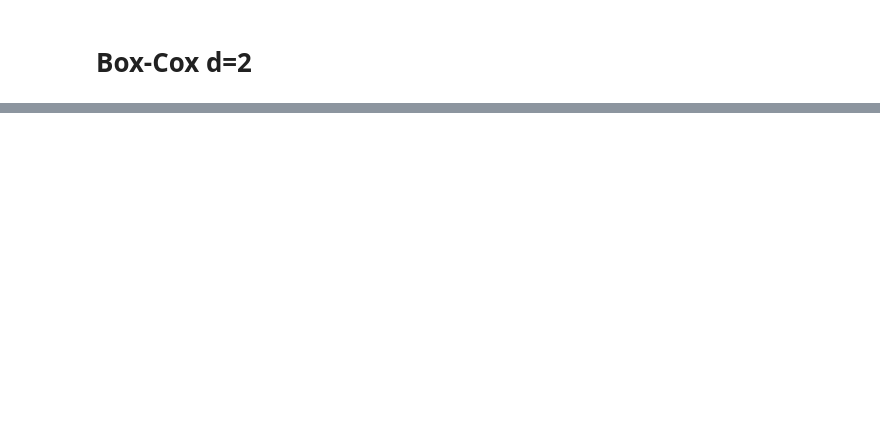
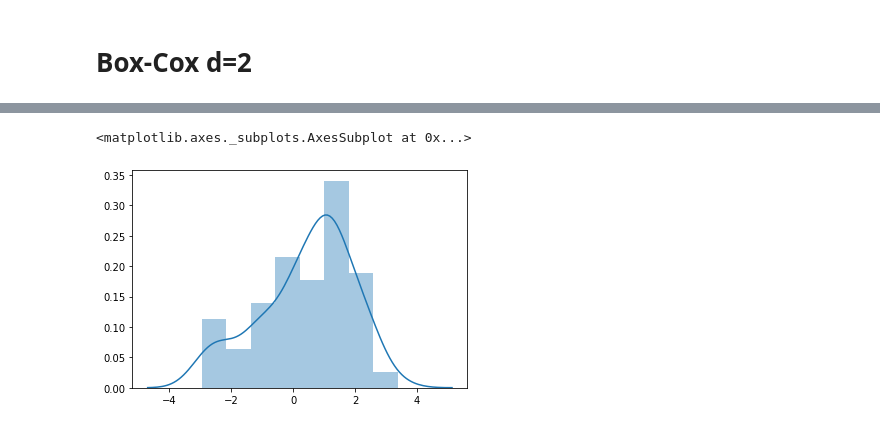
Before and after one commit to andy971022/CWGP, a Jupyter notebook: examples/cwgp_beta.ipynb, the cells around one changed output, grey strips where cells are left out. Saved outputs shown, nothing was run; the diff lists cells and outputs as text; code cells hidden in the pictures; blank space fills up the shorter version.

```diff
--- a/examples/cwgp_beta.ipynb
+++ b/examples/cwgp_beta.ipynb
@@ -13,6 +12,7 @@ import autograd.numpy as np
 <module 'cwgp' from '/home/chen/work/venv/lib/python3.6/site-packages/cwgp/__init__.py'>
 # %%
 betas = np.random.exponential(scale=5,size=100)
+test_betas = np.random.exponential(scale=5,size=100)
 betas = betas[np.newaxis].reshape(-1,1)
 # %%
 sns.distplot(betas)
@@ -61,0 +62,7 @@ sns.distplot(transformed_betas)
+# %%
+compgp.phi.y = test_betas
+transformed_betas, d = compgp.phi.comp_phi(model.x)
+sns.distplot(transformed_betas)
+# %% [output]
+<matplotlib.axes._subplots.AxesSubplot at 0x...>
+[figure, added]
```
Also changed, not shown: parts of 6 cells of this notebook.
